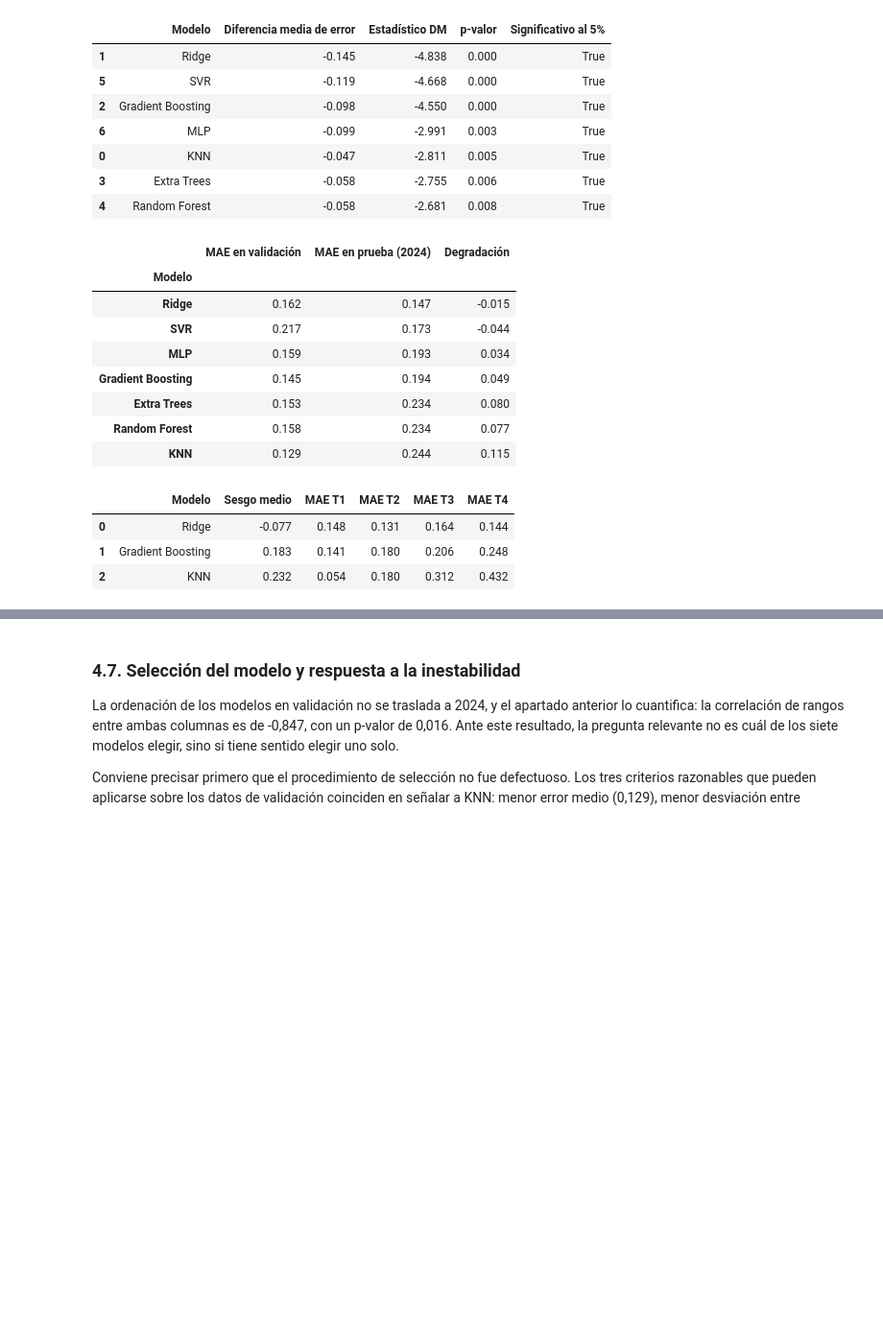
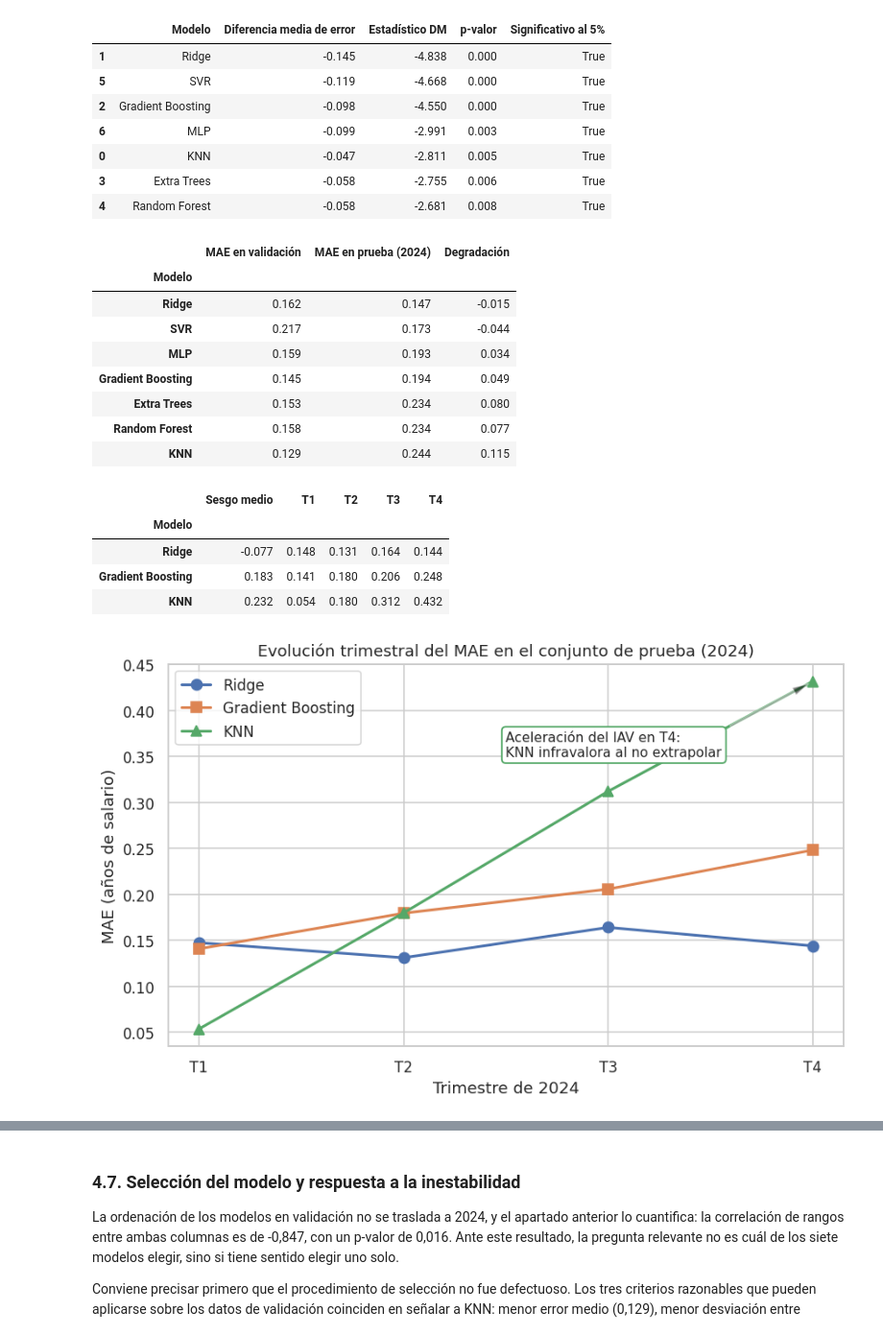
Before and after one commit to rodridemarcos/TFM_MRBA, a Jupyter notebook: modelización/Codigo_TFM_MRBA.ipynb, the cells around one changed output, grey strips where cells are left out. Shown at 96% size. Cells and saved outputs as stored; diff of their text form; code cells hidden in the pictures; blank space fills up the shorter version.

```diff
--- a/modelización/Codigo_TFM_MRBA.ipynb
+++ b/modelización/Codigo_TFM_MRBA.ipynb
@@ -369,7 +378,7 @@ comparaciones territoriales quedarían distorsionadas.
 
 URL_BASE = (
     "https://raw.githubusercontent.com/rodridemarcos/TFM_MRBA/"
-    "refs/heads/main/construcci%C3%B3n_dataset/"
+    "refs/heads/main/construcci%C3%B3n_dataset/dataset_TFM_MRBA/salidas/"
 )
 
 df = pd.read_csv(
@@ -3555,42 +3557,90 @@ display(
 # ============================================================
 # 54. ANÁLISIS DEL ERROR POR TRIMESTRE Y SESGO
 # ============================================================
 
 diagnostico_final = []
 
 for nombre in ["Ridge", "Gradient Boosting", "KNN"]:
     error = y_prueba - predicciones_finales[nombre]
     por_trimestre = (
         prueba
         .assign(error_absoluto=np.abs(error))
         .groupby("trimestre")["error_absoluto"]
         .mean()
     )
 
     diagnostico_final.append({
         "Modelo": nombre,
         "Sesgo medio": error.mean(),
-        **{
-            f"MAE T{t}": v
-            for t, v in por_trimestre.items()
-        },
+        **{f"T{t}": v for t, v in por_trimestre.items()},
     })
 
-display(pd.DataFrame(diagnostico_final))
+df_diagnostico = pd.DataFrame(diagnostico_final).set_index("Modelo")
+display(df_diagnostico)
+
+
+# ============================================================
+# 54.b FIGURA EVOLUCIÓN TRIMESTRAL DEL MAE EN 2024
+# ============================================================
+
+fig, ax = figura(
+    "Evolución trimestral del MAE en el conjunto de prueba (2024)",
+    xlabel="Trimestre de 2024",
+    ylabel="MAE (años de salario)",
+    figsize=(8, 5),
+)
+
+trimestres = ["T1", "T2", "T3", "T4"]
+colores_lineas = {
+    "Ridge": "#4C72B0",
+    "Gradient Boosting": "#DD8452",
+    "KNN": "#55A868",
+}
+marcadores = {"Ridge": "o", "Gradient Boosting": "s", "KNN": "^"}
+
+for modelo in df_diagnostico.index:
+    ax.plot(
+        trimestres,
+        df_diagnostico.loc[modelo, trimestres],
+        label=modelo,
+        color=colores_lineas[modelo],
+        marker=marcadores[modelo],
+        linewidth=2,
+        markersize=8,
+    )
+
+ax.legend(loc="upper left")
+
+ax.annotate(
+    "Aceleración del IAV en T4:\nKNN infravalora al no extrapolar",
+    xy=(3, df_diagnostico.loc["KNN", "T4"]),
+    xytext=(1.5, 0.35),
+    arrowprops=dict(
+        facecolor="black", shrink=0.05, width=1,
+        headwidth=6, alpha=0.5,
+    ),
+    fontsize=10,
+    bbox=dict(boxstyle="round,pad=0.3", fc="white", ec="#55A868", lw=1.2),
+)
+
+plt.tight_layout()
+plt.show()
 # %% [output]
 |  | MAE en validación | MAE en prueba (2024) | Degradación |
 | Modelo |  |  |  |
 | Ridge | 0.162 | 0.147 | -0.015 |
 | SVR | 0.217 | 0.173 | -0.044 |
 | MLP | 0.159 | 0.193 | 0.034 |
 | Gradient Boosting | 0.145 | 0.194 | 0.049 |
 | Extra Trees | 0.153 | 0.234 | 0.080 |
 | Random Forest | 0.158 | 0.234 | 0.077 |
 | KNN | 0.129 | 0.244 | 0.115 |
-|  | Modelo | Sesgo medio | MAE T1 | MAE T2 | MAE T3 | MAE T4 |
-| 0 | Ridge | -0.077 | 0.148 | 0.131 | 0.164 | 0.144 |
-| 1 | Gradient Boosting | 0.183 | 0.141 | 0.180 | 0.206 | 0.248 |
-| 2 | KNN | 0.232 | 0.054 | 0.180 | 0.312 | 0.432 |
+|  | Sesgo medio | T1 | T2 | T3 | T4 |
+| Modelo |  |  |  |  |  |
+| Ridge | -0.077 | 0.148 | 0.131 | 0.164 | 0.144 |
+| Gradient Boosting | 0.183 | 0.141 | 0.180 | 0.206 | 0.248 |
+| KNN | 0.232 | 0.054 | 0.180 | 0.312 | 0.432 |
+[figure, added]
 # %% [markdown]
 La evaluación final arroja un resultado que conviene exponer con
 franqueza: **la ordenación obtenida en validación no solo no se traslada a
```
Also changed, not shown: parts of 48 cells of this notebook, 1 other file.
